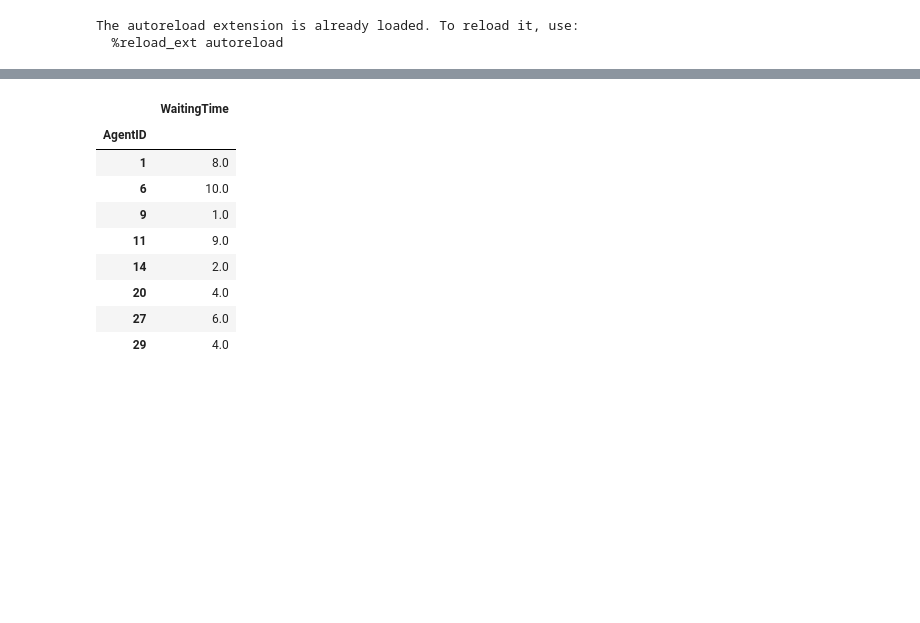
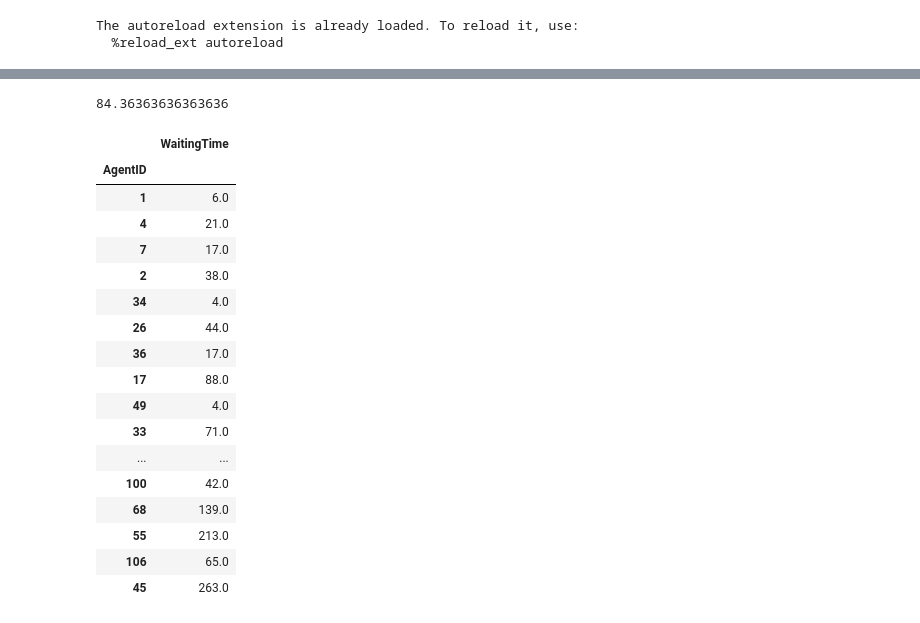
Before and after one commit to lokhei/Ridesharing-Simulation, a Jupyter notebook: TransportModel/TransportModelSimulation.ipynb, the cells around one changed output, grey strips where cells are left out. Drawn from its saved outputs; the diff is of its cells as text; code cells hidden in the pictures; blank space fills up the shorter version.

```diff
--- a/TransportModel/TransportModelSimulation.ipynb
+++ b/TransportModel/TransportModelSimulation.ipynb
@@ -33,23 +78,35 @@ agents = model.datacollector.get_agent_vars_dataframe()
 # %%
 waiting = agents.dropna(subset="WaitingTime")
 waiting = waiting[waiting.WaitingTime != -1]
 
 
 waiting.reset_index(level=[0], inplace=True)
 waiting.drop(["Step", "Steps"], axis=1, inplace=True)
 
+waiting_av = waiting["WaitingTime"].mean()
+print(waiting_av)
+
 waiting
 # %% [output]
+84.36363636363636
 |  | WaitingTime |
 | AgentID |  |
-| 1 | 8.0 |
-| 6 | 10.0 |
-| 9 | 1.0 |
-| 11 | 9.0 |
-| 14 | 2.0 |
-| 20 | 4.0 |
-| 27 | 6.0 |
-| 29 | 4.0 |
+| 1 | 6.0 |
+| 4 | 21.0 |
+| 7 | 17.0 |
+| 2 | 38.0 |
+| 34 | 4.0 |
+| 26 | 44.0 |
+| 36 | 17.0 |
+| 17 | 88.0 |
+| 49 | 4.0 |
+| 33 | 71.0 |
+| ... | ... |
+| 100 | 42.0 |
+| 68 | 139.0 |
+| 55 | 213.0 |
+| 106 | 65.0 |
+| 45 | 263.0 |
 # %%
 waiting.plot()
 # %% [output]
```
Also changed, not shown: parts of 7 cells of this notebook, 5 other files.
